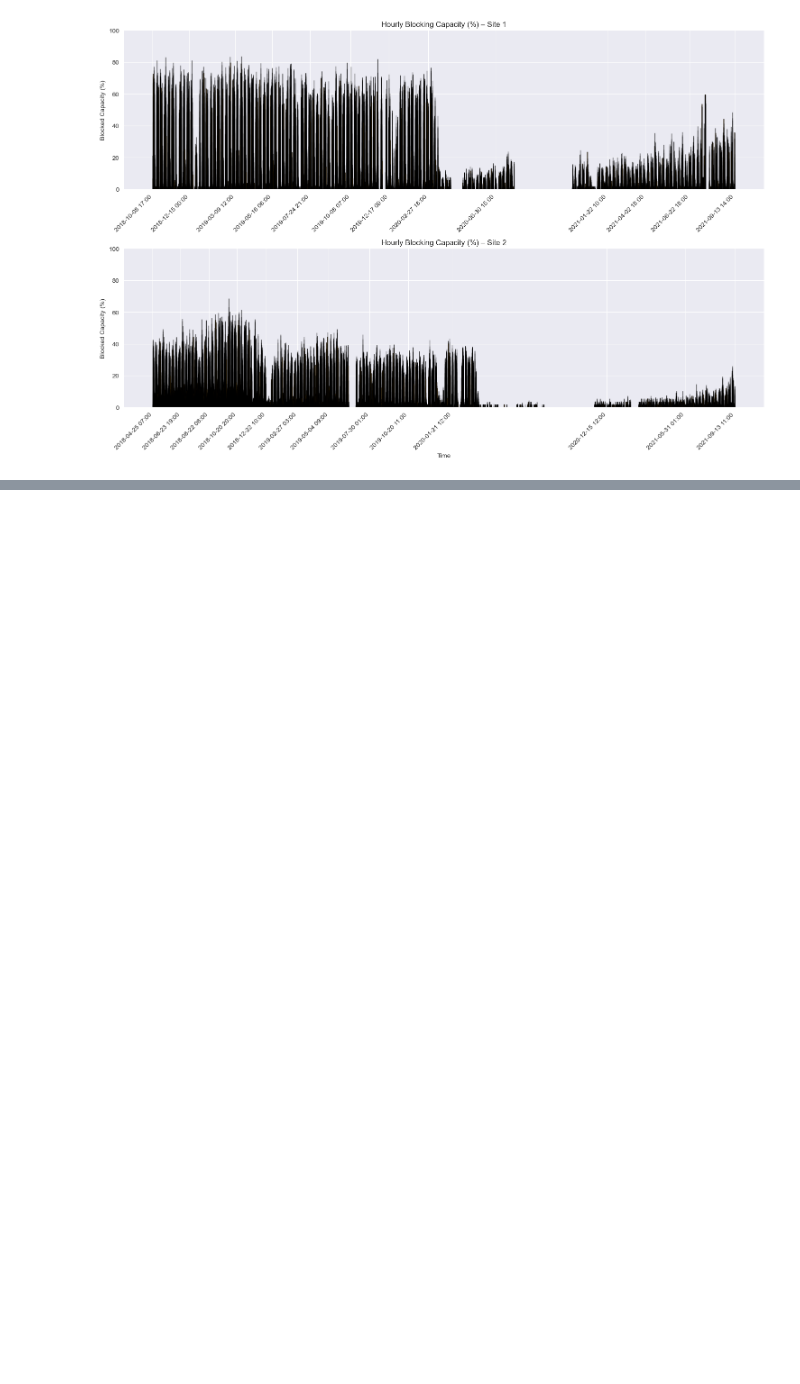
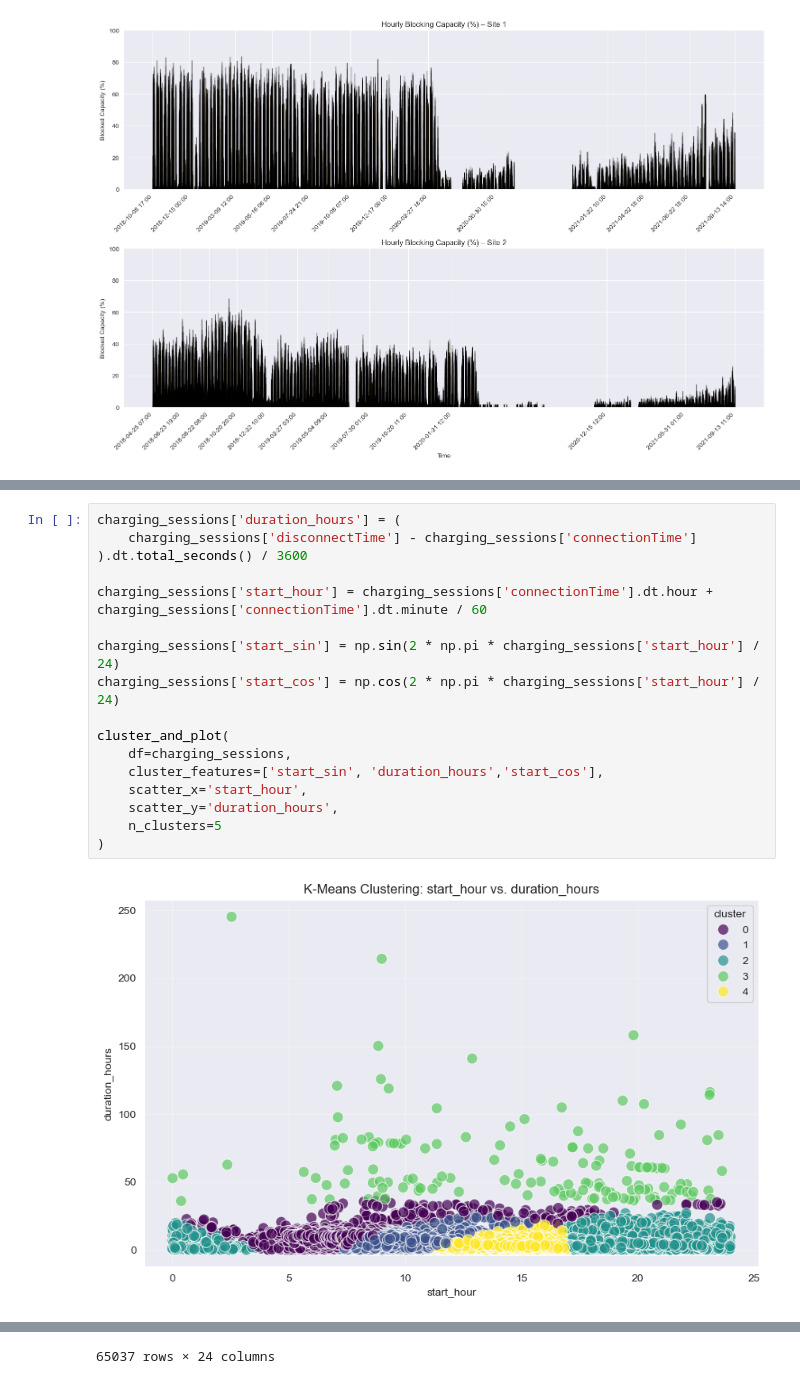
Before and after one commit to dfd0430/wiso, a Jupyter notebook: main.ipynb, the cells around one changed output, grey strips where cells are left out. Drawn from its saved outputs; the diff is of its cells as text; blank space fills up the shorter version.

```diff
--- a/main.ipynb
+++ b/main.ipynb
@@ -373,0 +480,19 @@ percentage of charging sessions on weekends for site 2: 0.15308201732042792
+# %%
+charging_sessions['duration_hours'] = (
+    charging_sessions['disconnectTime'] - charging_sessions['connectionTime']
+).dt.total_seconds() / 3600
+
+charging_sessions['start_hour'] = charging_sessions['connectionTime'].dt.hour + charging_sessions['connectionTime'].dt.minute / 60
+
+charging_sessions['start_sin'] = np.sin(2 * np.pi * charging_sessions['start_hour'] / 24)
+charging_sessions['start_cos'] = np.cos(2 * np.pi * charging_sessions['start_hour'] / 24)
+
+cluster_and_plot(
+    df=charging_sessions,
+    cluster_features=['start_sin', 'duration_hours','start_cos'],
+    scatter_x='start_hour',
+    scatter_y='duration_hours',
+    n_clusters=5
+)
+# %% [output]
+[figure, added]
@@ -373,0 +511 @@ percentage of charging sessions on weekends for site 2: 0.15308201732042792
+65037 rows × 24 columns
```
Also changed, not shown: parts of 9 cells of this notebook.
